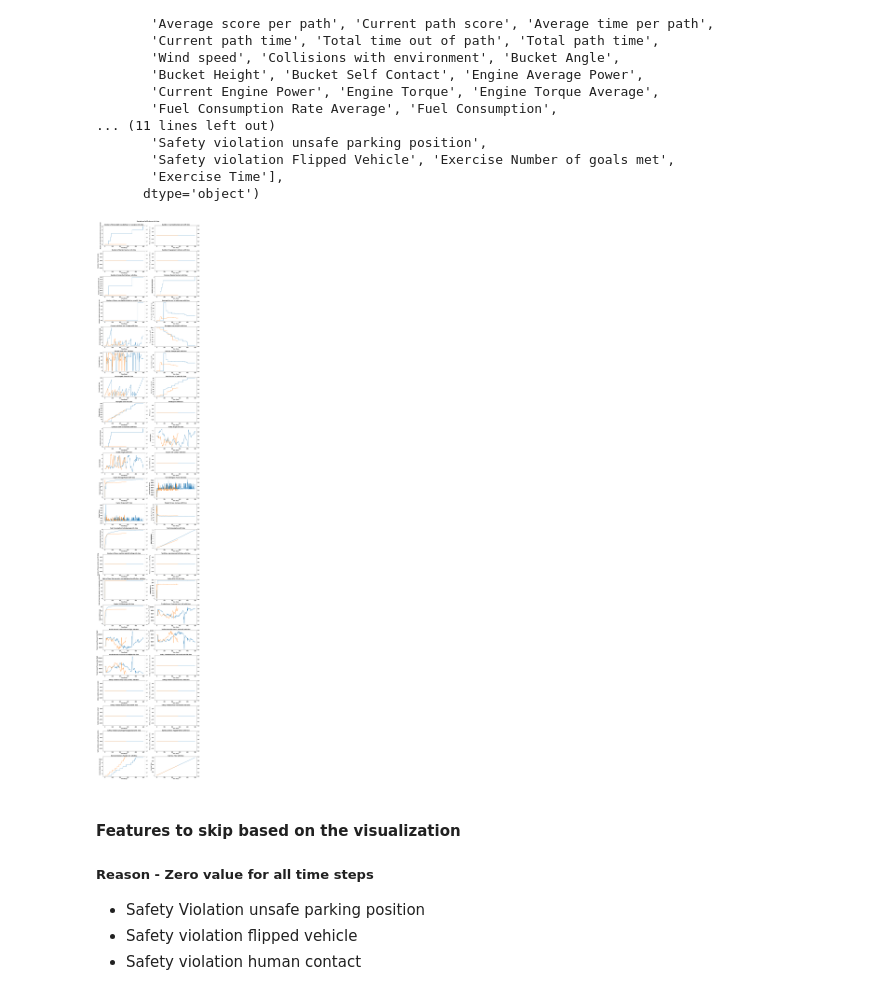
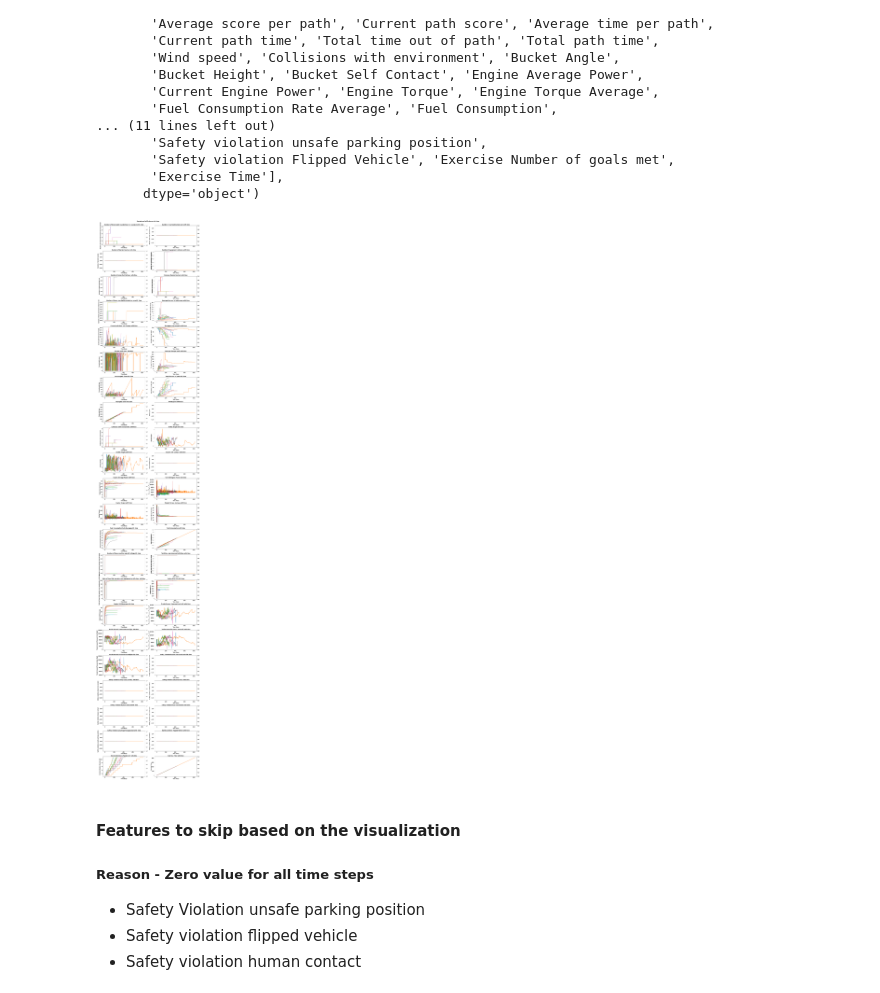
Before and after one commit to pranavAL/InvRL_Auto-Evaluate, a Jupyter notebook: EDA.ipynb, the cells around one changed output. Drawn from its saved outputs; the diff is of its cells as text; code cells hidden in the pictures.

```diff
--- a/EDA.ipynb
+++ b/EDA.ipynb
@@ -114,35 +114,30 @@ Index(['Number of tennis balls knocked over by operator',
 # %%
 def deviation_of_features_with_time(features, axis):
 
     ax1 = axis.twinx()
     axis.set_title(f"{features} with time", fontweight="bold")
     axis.set_xlabel(f"Time Steps")
     axis.set_ylabel(f"{features}")
-    #ax1.set_ylabel("Current Score")
-
-    for sess in ['5efca64d5503691c2c03f562','5efb9aacbcf5631c14097d5d']:
+    sessions = [sess for sess in data["Session id"].unique() if min(data.loc[data["Session id"]==sess, "Current trainee score at that time"]) > 50]
+    for sess in sessions:
         values = data.loc[data["Session id"]==sess, features]
         time_steps = data.loc[data["Session id"]==sess, "Time Step"]
-        score = data.loc[data["Session id"]==sess, "Current trainee score at that time"]
-
         axis.plot(time_steps, values)
-        #ax1.plot(time_steps, score)
-
 
 def show_deviation_all_features_with_time():
     fig, ax = plt.subplots(len(data.columns[3:])//2, 2)
     fig.set_figheight(80)
     fig.set_figwidth(15)
     fig.suptitle("Deviation of all features with time", y=1.0, fontweight="bold")
 
     for i, feat in enumerate(data.columns[3:]):
         deviation_of_features_with_time(feat, ax[i//2,i%2])
 
     plt.show()
 
 show_deviation_all_features_with_time()
 # %% [output]
-[figure, old version]
+[figure, new version]
 # %% [markdown]
 #### Features to skip based on the visualization
 ##### Reason - Zero value for all time steps
```
Also changed, not shown: parts of 4 cells of this notebook, 8 other files.
